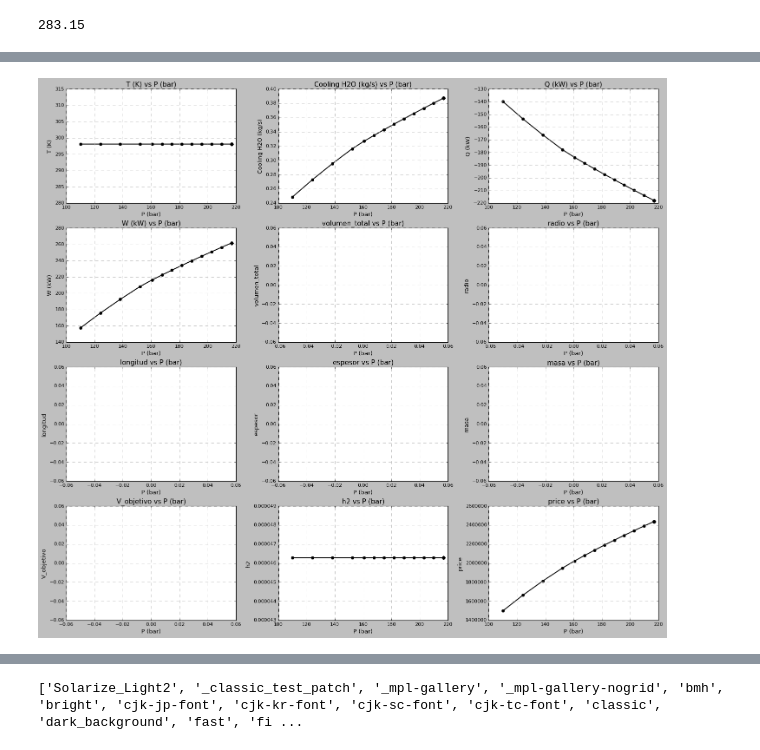
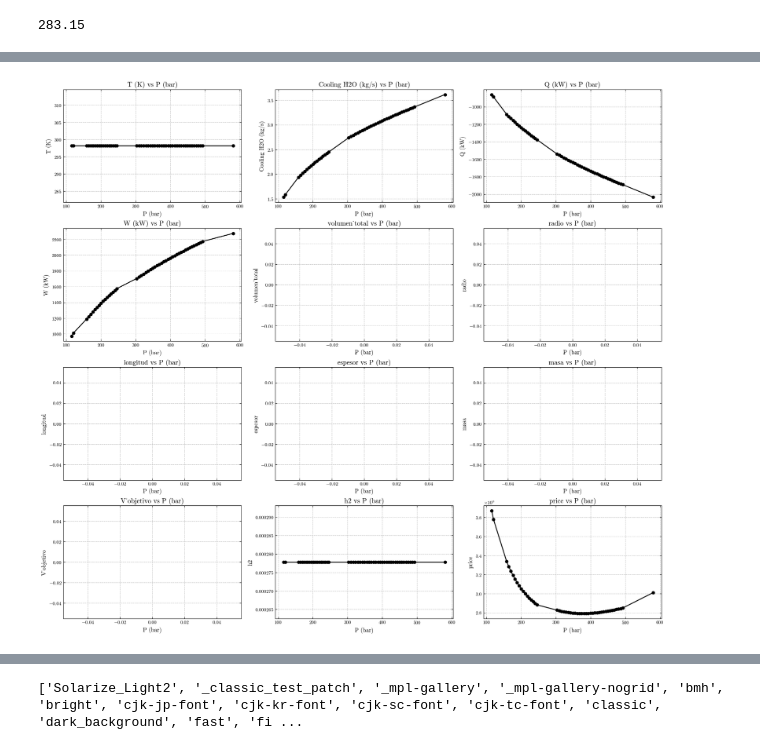
Before and after one commit to SOTO729/8vo, a Jupyter notebook: Dimensionamiento de Equipos/Sistema de Compresión.ipynb, the cells around one changed output, grey strips where cells are left out. Drawn from its saved outputs; the diff is of its cells as text; code cells hidden in the pictures.

```diff
--- a/Dimensionamiento de Equipos/Sistema de Compresión.ipynb
+++ b/Dimensionamiento de Equipos/Sistema de Compresión.ipynb
@@ -580,11 +478,13 @@ for i in range(len(Pes)):
     P2_target = P
 
     # Cálculo del número de etapas
-    N_etapas = np.ceil((np.log(P2_target) / np.log(Po)) / np.log(3))
+    N_etapas = np.ceil(np.log((P2_target) / (Po)) / np.log(2))
     stages.append(N_etapas)
 
+    r, pressures = pressure_increment_per_stage(Po, P2_target, int(N_etapas))
+    pressures.pop(0)
     # Se calcula el valor “sin límite” para el incremento de presión en cada etapa
-    p_etapa = P_diff / N_etapas
+
 
     # Se inicializa la lista de presiones. El primer valor es la presión base Po.
     P_acum = [Po]
@@ -608,14 +508,14 @@ for i in range(len(Pes)):
             allowed_increment = 2 * P_acum[-1]
 
         # Se aplica la restricción: se toma el mínimo entre el valor calculado originalmente y el permitido.
-        p_etapa_actual = min(p_etapa, allowed_increment)
+        p_etapa_actual = pressures[j]/2
 
         # Se calculan las presiones de entrada y salida de la etapa
         P1 = sum(P_acum)
         P_acum.append(p_etapa_actual)
         P2 = sum(P_acum)
 
-        print(f"P1: {P1}, P2: {P2}, eta: {eta}, m: {m}")
+
 
         # Resolver para el trabajo reversible utilizando root
         x0 = [1.0]
@@ -627,15 +527,15 @@ for i in range(len(Pes)):
 
         # Cálculo del trabajo y otros parámetros
         tkñ = sol.x[0]  # Valor obtenido para T2 (en K)
-        print('kkkkkkk', tkñ)
+        #print('kkkkkkk', tkñ)
         resultado = trabajo_reversible(m, P1, P2, eta, tkñ - 273.15, 298.15)
-        print(f"W: {resultado:.20f} kW")
+        #print(f"W: {resultado:.20f} kW")
 
         # Resolver la ecuación de balance
         solucion = root(balance, x0, args=(tkñ, Tref_val, m), method='hybr')
         if solucion.success:
             x_encontrado = solucion.x[0]
-            print(f"Solución encontrada: x = {x_encontrado:.6f}")
+
 
             # Se actualizan los acumuladores de datos de la etapa
             Temps.append(25 + 273.15)
@@ -693,9 +593,10 @@ for i in range(len(Pes)):
     waterr.append(df_compresores.loc[tot_idx]['Cooling H2O (kg/s)'])
 
     # Cálculo de dimensiones del tanque y su costo
-    resultadot = calcular_dimension_tanque(df_compresores.loc[tot_idx]['P (bar)'], 10000, crit, 'hemi', 4500)
+    resultadot = calcular_dimension_tanque(df_compresores.loc[tot_idx]['P (bar)'], (((m*86400)*1e3)*(4/24))*2.5, crit, 'hemi', 4500)
     calculator1 = TankCostCalculator("Type I", resultadot['masa'] * 1e3)
-    total_price = calculator.final #+ calculator1.final
+
+    total_price =  calculator1.final + calculator.final
     price_list.append(total_price)
 
     # Crear un diccionario que combine los datos totales y la info de calculator
@@ -886,33 +719,56 @@ variables_to_plot = [
 
 # Se asume que df_resultados ya está definido y contiene la columna "P (bar)" y las demás variables
 df_resultados_sorted = df_resultados.sort_values(by="P (bar)")
+import pandas as pd
+
+# Se asume que df_resultados_sorted ya está definido y contiene la columna 'price'
+
+# Calcular el primer (Q1) y tercer cuartil (Q3)
+q1 = df_resultados_sorted['price'].quantile(0.25)
+q3 = df_resultados_sorted['price'].quantile(0.75)
+
+# Calcular el rango intercuartílico (IQR)
+IQR = q3 - q1
+
+# Definir los límites inferior y superior para detectar outliers
+lower_bound = q1 - 1.5 * IQR
+upper_bound = q3 + 1.5 * IQR
+
+# Filtrar el DataFrame eliminando los valores atípicos en la columna 'price'
+df_resultados_filtrado = df_resultados_sorted[
+    (df_resultados_sorted['price'] >= lower_bound) &
+    (df_resultados_sorted['price'] <= upper_bound)
+]
+df_resultados_sorted=df_resultados_sorted
+# Opcional: Mostrar el DataFrame filtrado
+
 
 num_vars = len(variables_to_plot)
 cols = 3
 rows = math.ceil(num_vars / cols)
 
 fig, axes = plt.subplots(rows, cols, figsize=(6 * cols, 4 * rows), constrained_layout=True)
 axes = axes.flatten()
 
 # Graficar cada variable versus "P (bar)"
 for i, var in enumerate(variables_to_plot):
     ax = axes[i]
     ax.plot(
         df_resultados_sorted["P (bar)"],
         df_resultados_sorted[var],
         marker="o", linestyle="-", color="black"
     )
     ax.set_xlabel("P (bar)")
     ax.set_ylabel(var)
     ax.set_title(f"{var} vs P (bar)")
     ax.grid(True)
     ax.tick_params(axis="both", which="both", direction="in", top=True, right=True)
 
 # Eliminar axes vacíos en caso de que excedan el total de variables
 for j in range(i + 1, len(axes)):
     fig.delaxes(axes[j])
 
 plt.show()
 # %% [output]
-[figure, old version]
+[figure, new version]
 # %%
```
Also changed, not shown: parts of 20 cells of this notebook, 1 other file.
